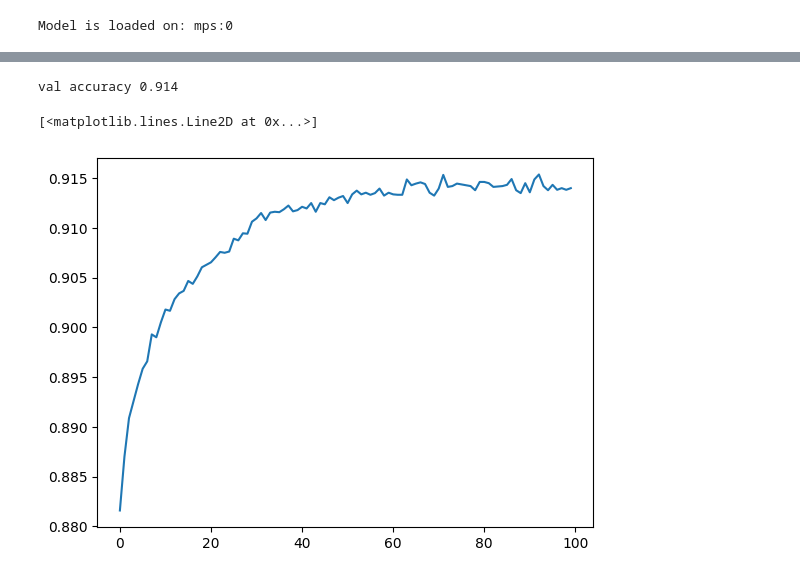
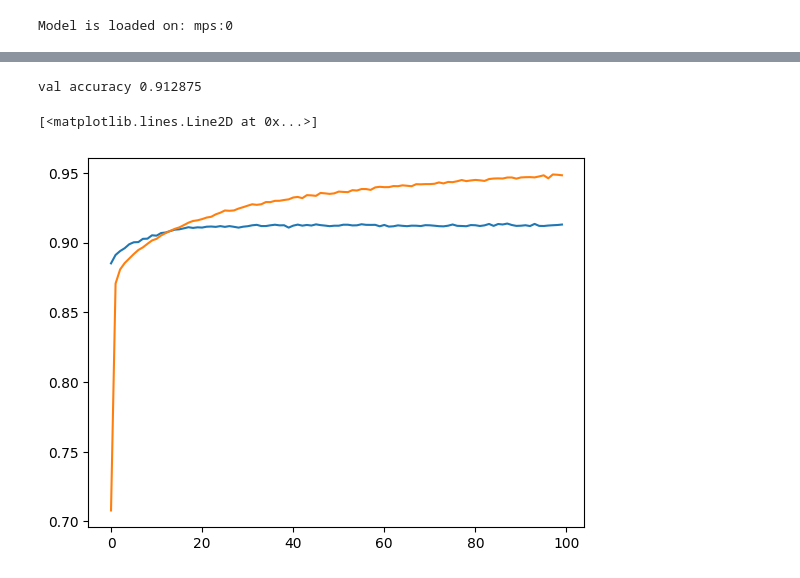
Before and after one commit to bensmus/AG_news_classify, a Jupyter notebook: classify_articles.ipynb, the cells around one changed output, grey strips where cells are left out. Drawn from its saved outputs; the diff is of its cells as text; code cells hidden in the pictures.

Commit message:
validation accuracy stagnates

```diff
--- a/classify_articles.ipynb
+++ b/classify_articles.ipynb
@@ -38,9 +38,11 @@ X_train, X_val, y_train, y_val = train_test_split(embeddings, categories, test_s
 inputs = tf.keras.Input(shape=(384,))
 x = layers.Dense(200, activation='relu')(inputs)
 x = layers.Dropout(0.5)(x)
-x = layers.Dense(100, activation='relu')(x)
+x = layers.Dense(160, activation='relu')(x)
 x = layers.Dropout(0.5)(x)
-x = layers.Dense(50, activation='relu')(x)
+x = layers.Dense(120, activation='relu')(x)
+x = layers.Dropout(0.5)(x)
+x = layers.Dense(80, activation='relu')(x)
 x = layers.Dropout(0.5)(x)
 outputs = layers.Dense(4, activation='softmax')(x)
 model = tf.keras.Model(inputs=inputs, outputs=outputs)
@@ -72,6 +72,6 @@ Model: "functional_59"
 # %%
 model.compile(optimizer=Adam(1e-4), loss='sparse_categorical_crossentropy', metrics=['accuracy'])
 # %%
-history = model.fit(X_train, y_train, epochs=100, batch_size=64, validation_data=(X_val, y_val))
+history = model.fit(X_train, y_train, epochs=100, batch_size=35, validation_data=(X_val, y_val))
 # %% [output]
 Epoch 1/100
@@ -100,12 +100,14 @@ y_val_predict = np.argmax(y_val_predict_probs, axis=1)
 # %%
 print('val accuracy', sum(y_val_predict == y_val) / len(y_val))
 # %% [output]
-val accuracy 0.914
+val accuracy 0.912875
 # %%
 val_accuracy = history.history['val_accuracy']
+train_accuracy = history.history['accuracy']
 # %%
 import  matplotlib.pyplot as plt
 plt.plot(val_accuracy)
+plt.plot(train_accuracy)
 # %% [output]
 [<matplotlib.lines.Line2D at 0x...>]
-[figure, old version]
+[figure, new version]
```
Also changed, not shown: parts of 3 cells of this notebook.
